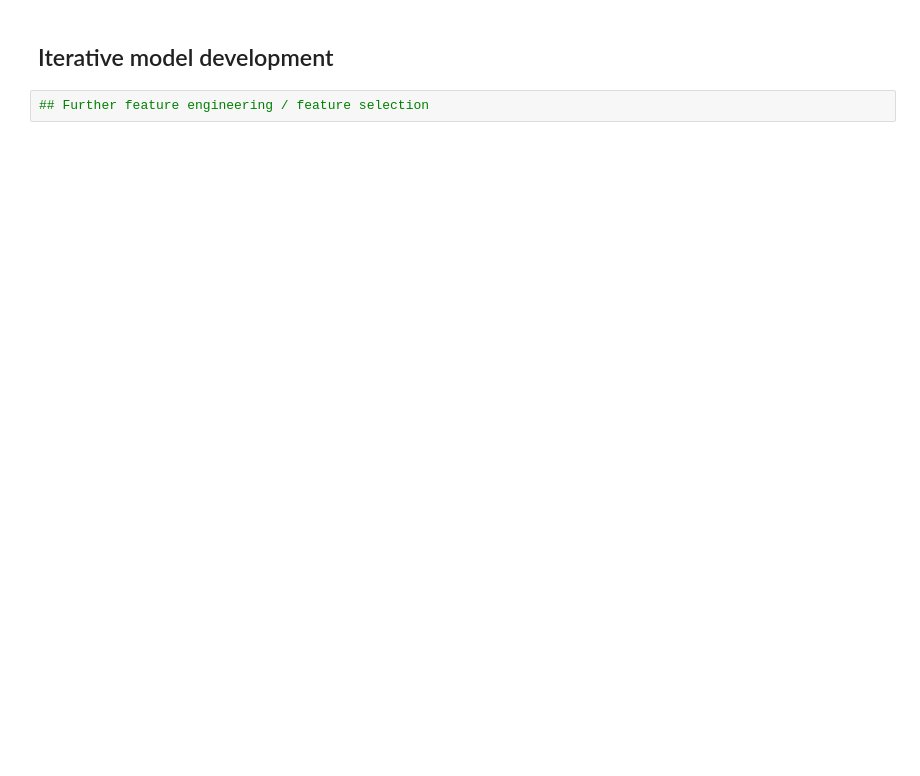
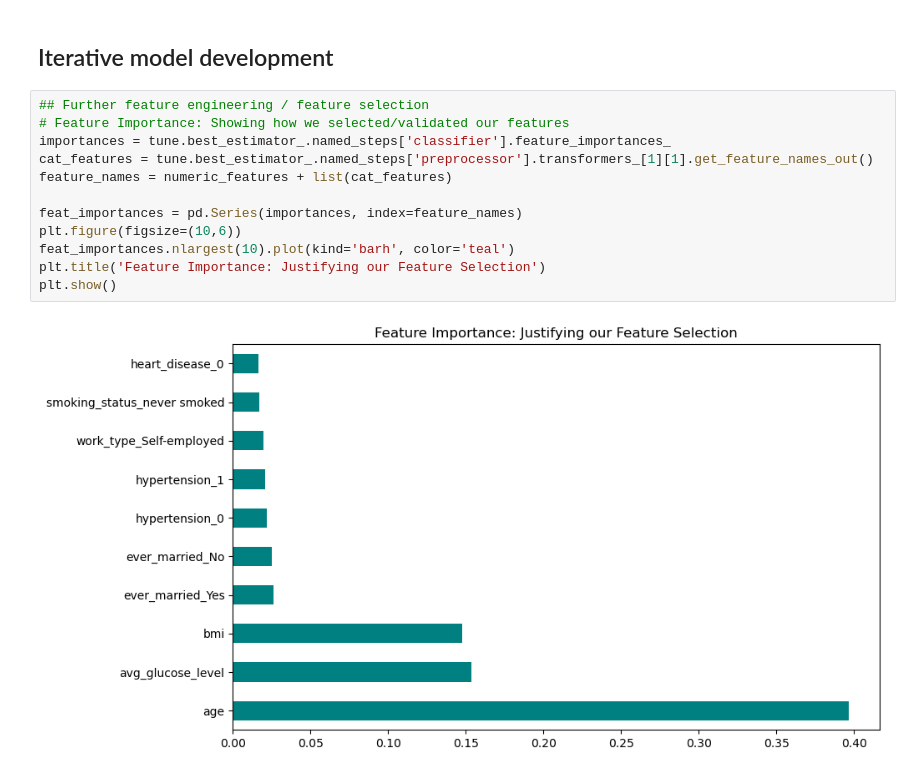
Before and after one commit to Frogkri/MLDP, a Jupyter notebook: MLDP Program Codes Submission Template.ipynb, the cells around one changed output. Drawn from its saved outputs; the diff is of its cells as text; blank space fills up the shorter version.

```diff
--- a/MLDP Program Codes Submission Template.ipynb
+++ b/MLDP Program Codes Submission Template.ipynb
@@ -272,3 +404,15 @@ print(f"Final Accuracy: {accuracy_score(y_test, final_predictions):.2f}")
 ## Iterative model development
 # %%
 ## Further feature engineering / feature selection
+# Feature Importance: Showing how we selected/validated our features
+importances = tune.best_estimator_.named_steps['classifier'].feature_importances_
+cat_features = tune.best_estimator_.named_steps['preprocessor'].transformers_[1][1].get_feature_names_out()
+feature_names = numeric_features + list(cat_features)
+
+feat_importances = pd.Series(importances, index=feature_names)
+plt.figure(figsize=(10,6))
+feat_importances.nlargest(10).plot(kind='barh', color='teal')
+plt.title('Feature Importance: Justifying our Feature Selection')
+plt.show()
+# %% [output]
+[figure, added]
```
Also changed, not shown: parts of 15 cells of this notebook, 1 other file.
